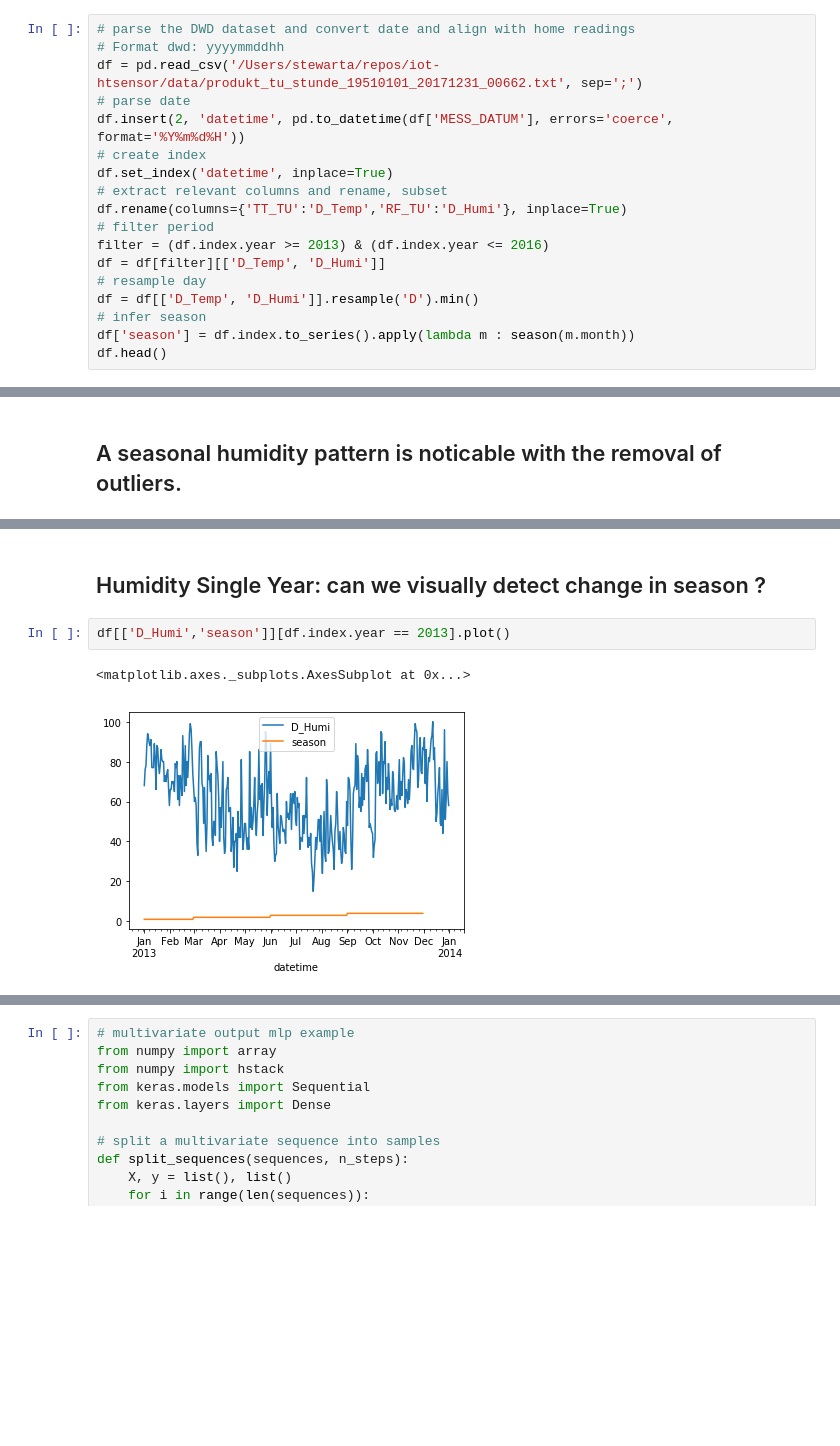
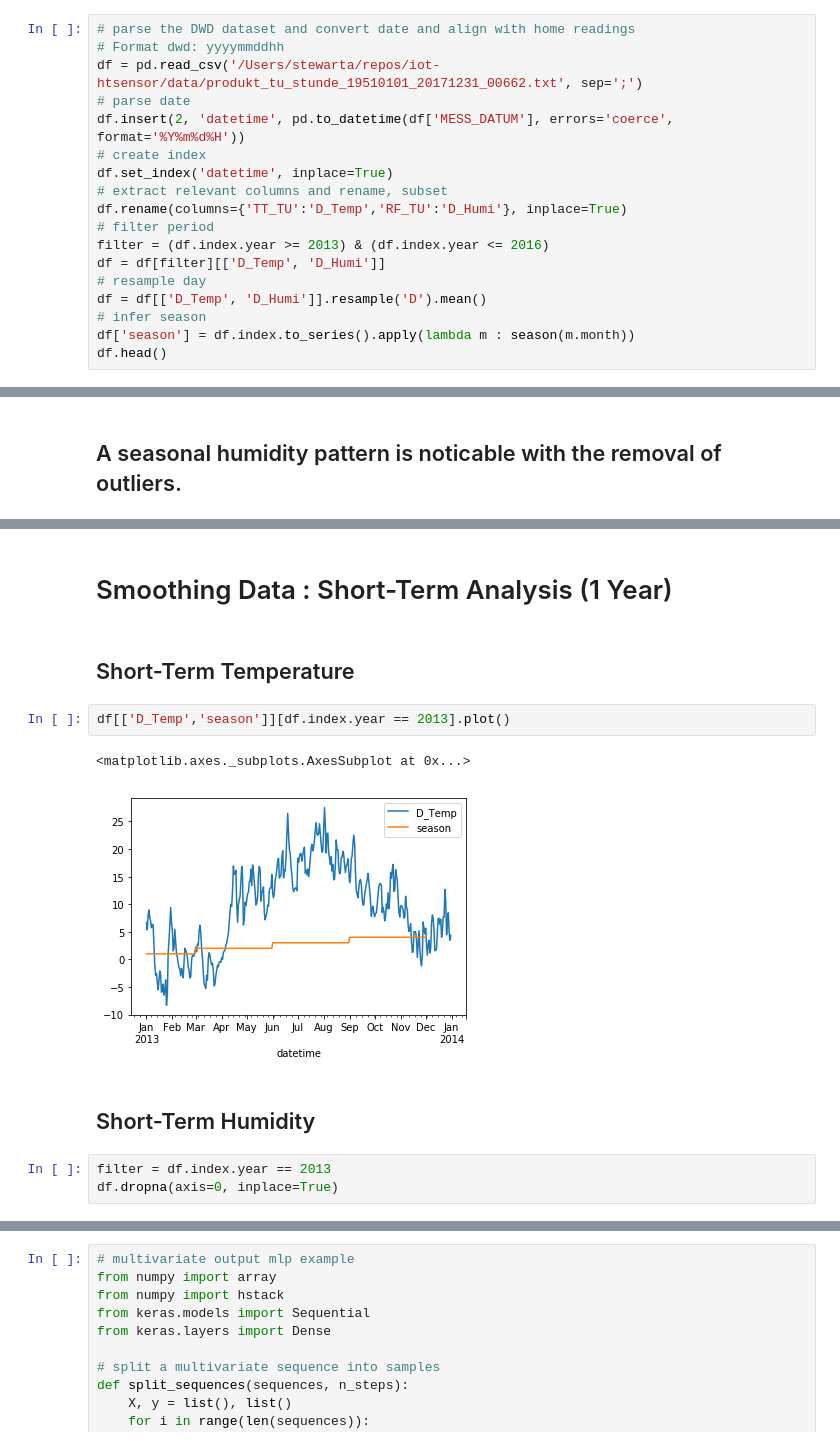
Before and after one commit to chalendony/iot-htsensor, a Jupyter notebook: analysis/multivariate_mlp.ipynb, the cells around one changed output, grey strips where cells are left out. Drawn from its saved outputs; the diff is of its cells as text; blank space fills up the shorter version.

```diff
--- a/analysis/multivariate_mlp.ipynb
+++ b/analysis/multivariate_mlp.ipynb
@@ -48,7 +44,7 @@ df.rename(columns={'TT_TU':'D_Temp','RF_TU':'D_Humi'}, inplace=True)
 filter = (df.index.year >= 2013) & (df.index.year <= 2016)
 df = df[filter][['D_Temp', 'D_Humi']]
 # resample day
-df = df[['D_Temp', 'D_Humi']].resample('D').min()
+df = df[['D_Temp', 'D_Humi']].resample('D').mean()
 # infer season
 df['season'] = df.index.to_series().apply(lambda m : season(m.month))
 df.head()
@@ -97,7 +87,14 @@ df[['D_Humi','season']].plot()
-# %% [markdown]
-## Humidity Single Year:  can we visually detect change in season ?
+# %% [markdown]
+# Smoothing Data : Short-Term Analysis (1 Year)
+# %% [markdown]
+## Short-Term Temperature
 # %%
-df[['D_Humi','season']][df.index.year == 2013].plot()
+df[['D_Temp','season']][df.index.year == 2013].plot()
 # %% [output]
 <matplotlib.axes._subplots.AxesSubplot at 0x...>
-[figure, old version]
+[figure, new version]
+# %% [markdown]
+## Short-Term Humidity
+# %%
+filter = df.index.year == 2013
+df.dropna(axis=0, inplace=True)
```
Also changed, not shown: parts of 19 cells of this notebook, 8 other files.
